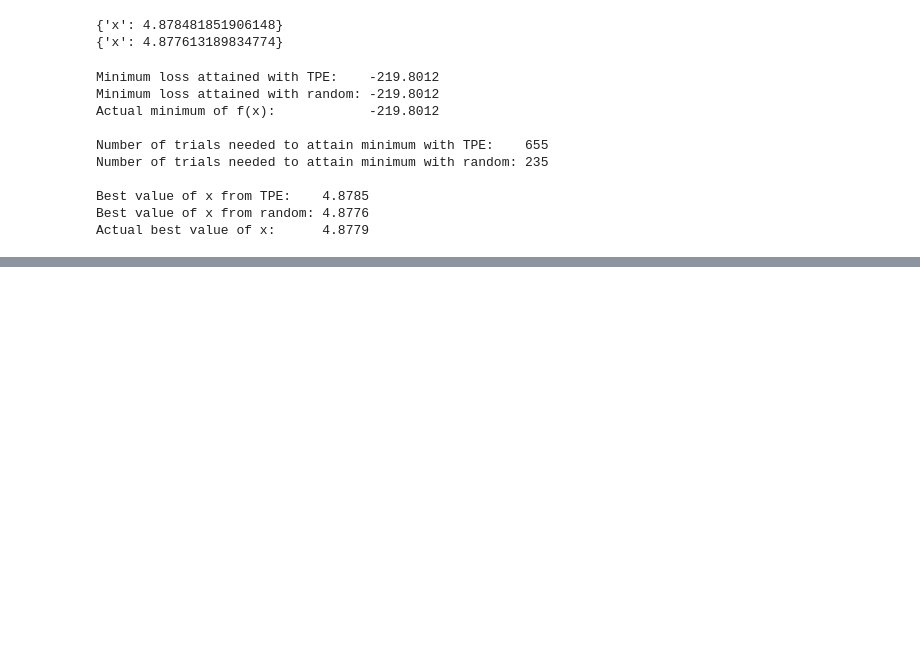
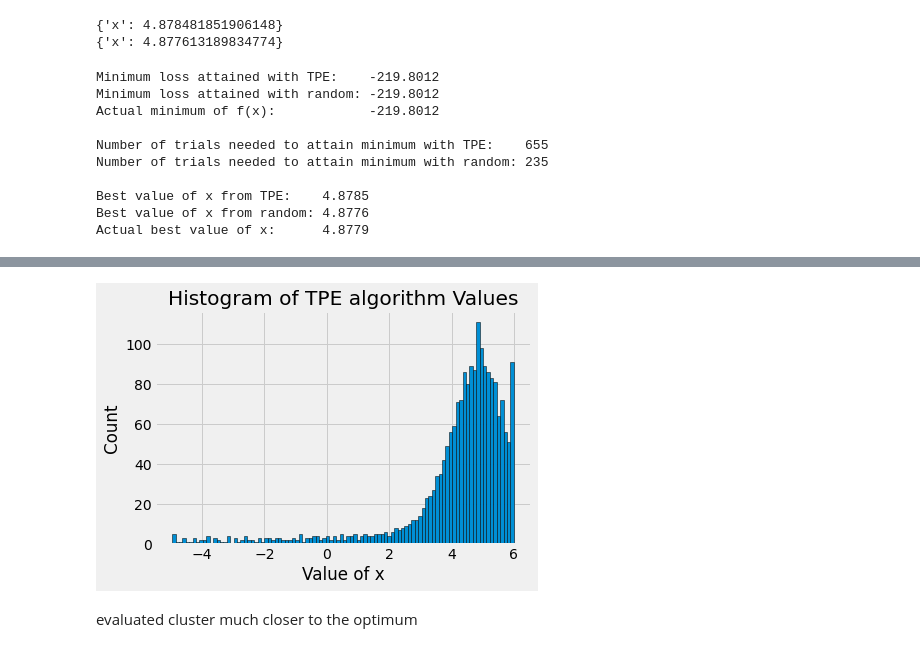
Before and after one commit to marcin119a/hyperopt-seminar, a Jupyter notebook: Hyperopt- Prezentation.ipynb, the cells around one changed output, grey strips where cells are left out. Saved outputs shown, nothing was run; the diff lists cells and outputs as text; code cells hidden in the pictures; blank space fills up the shorter version.

```diff
--- a/Hyperopt- Prezentation.ipynb
+++ b/Hyperopt- Prezentation.ipynb
@@ -211,3 +235,17 @@ Number of trials needed to attain minimum with random: 235
 Best value of x from TPE:    4.8785
 Best value of x from random: 4.8776
 Actual best value of x:      4.8779
+# %%
+# Results into a dataframe
+import pandas as pd
+import time
+
+results = tpe_trials.results
+results_df = pd.DataFrame({'time': [x['time'] for x in results],
+                           'loss': [x['loss'] for x in results],
+                           'x': [x['x'] for x in results],
+                            'iteration': list(range(len(results)))})
+
+# Sort with lowest loss on top
+results_df = results_df.sort_values('loss', ascending = True)
+results_df.head()
@@ -213,0 +259,7 @@ Actual best value of x:      4.8779
+# %%
+plt.hist(results_df['x'], bins = 100, edgecolor = 'k');
+plt.title('Histogram of TPE algorithm Values'); plt.xlabel('Value of x'); plt.ylabel('Count');
+# %% [output]
+[figure, added]
+# %% [markdown]
+evaluated cluster much closer to the optimum
```
Also changed, not shown: parts of 8 cells of this notebook.
